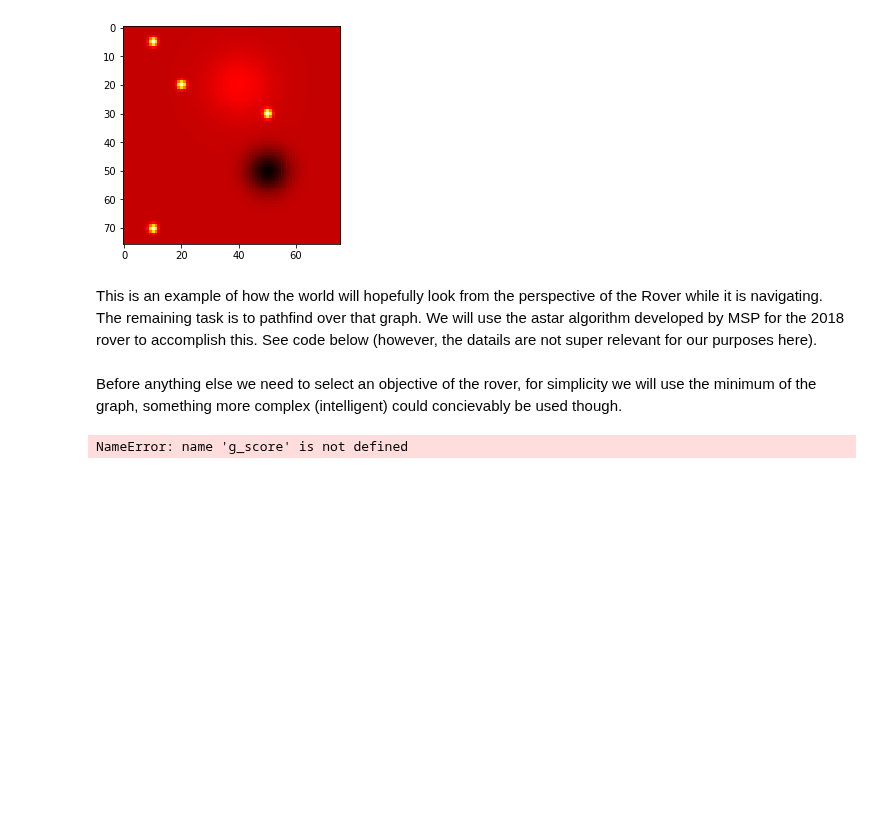
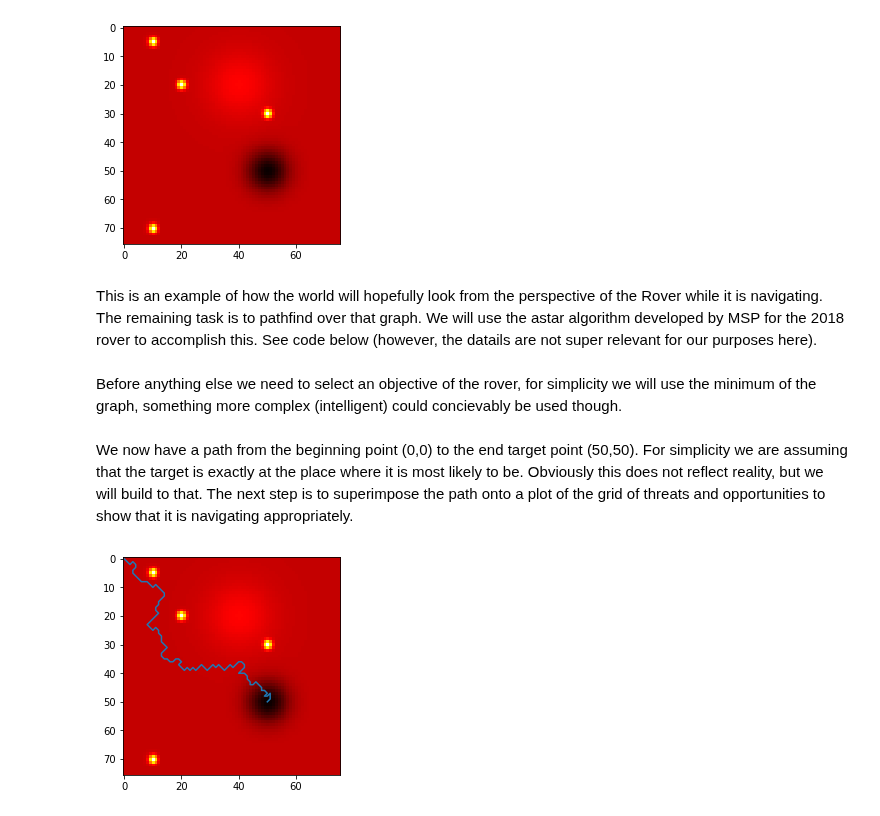
Before and after one commit to JmcRobbie/novaRoverDemos, a Jupyter notebook: Autonomous decision making demonstration.ipynb, the cells around one changed output. Cells and saved outputs as stored; diff of their text form; code cells hidden in the pictures; blank space fills up the shorter version.

Commit message:
A-star working(maybe) and pathfinding to the target

```diff
--- a/Autonomous decision making demonstration.ipynb
+++ b/Autonomous decision making demonstration.ipynb
@@ -89,7 +89,7 @@ This is an example of how the world will hopefully look from the perspective of
 # %% [markdown]
 Before anything else we need to select an objective of the rover, for simplicity we will use the minimum of the graph, something more complex (intelligent) could concievably be used though.
 # %%
-from math import sqrt
+# from math import sqrt
 
 def euclidean_heuristic_cost(curr, end):
     """
@@ -108,7 +108,7 @@ def reconstruct_path_to_destination(prev, end):
     curr = end
     while curr in prev.keys():
         curr = prev[curr]
-        path.insert(curr, 0)
+        path.insert(0, curr)
     return path
 
 def edge_distance_between(node_from, node_to, grid):
@@ -118,7 +118,7 @@ def edge_distance_between(node_from, node_to, grid):
     the API for this function as is, however, in case our representation of the
     graph changes in future.
     """
-    return grid[n2[0]][n2[1]]
+    return grid[node_to[0]][node_to[1]]
 
 def neighbors_of(node, grid):
     """
@@ -215,24 +215,35 @@ def a_star(grid, start, end, heuristic_cost=euclidean_heuristic_cost):
             if neighbor in closed_set:
                 continue
 
-            curr_g_score = g_score[curr] + distance_between(curr, neighbor, grid)
+            curr_g_score = g_cost[curr] + edge_distance_between(curr, neighbor, grid)
 
             # add neighbor to newly discovered nodes
             if neighbor not in open_set:
                 open_set.add(neighbor)
 
             # if we've already got a lower g_score for neighbor, then move on
-            elif curr_g_score >= g_score[neighbor]:
+            elif curr_g_score >= g_cost[neighbor]:
                 continue
 
             prev[neighbor] = curr
-            g_score[neighbor] = curr_g_score
-            f_score[neighbor] = g_score[neighbor] + heuristic_cost(neighbor, end)
+            g_cost[neighbor] = curr_g_score
+            f_cost[neighbor] = g_cost[neighbor] + heuristic_cost(neighbor, end)
 
     # if we get to this point, it's not possible to reach the end destination
     return []
 # %%
 min_index = np.argwhere(arr == np.min(arr))
-a_star(arr,(0,0),(50,50))
+path = a_star(arr,(0,0),(50,50))
-# %% [output]
-NameError: name 'g_score' is not defined
+# %% [markdown]
+We now have a path from the beginning point (0,0) to the end target point (50,50). For simplicity we are assuming that the target is exactly at the place where it is most likely to be. Obviously this does not reflect reality, but we will build to that. The next step is to superimpose the path onto a plot of the grid of threats and opportunities to show that it is navigating appropriately.
+# %%
+x_pos = []
+y_pos = []
+for x in path:
+    x_pos.append(x[0])
+    y_pos.append(x[1])
+plt.plot(x_pos,y_pos)
+plt.imshow(arr, cmap='hot', interpolation='nearest')
+plt.show()
+# %% [output]
+[figure, added]
```
